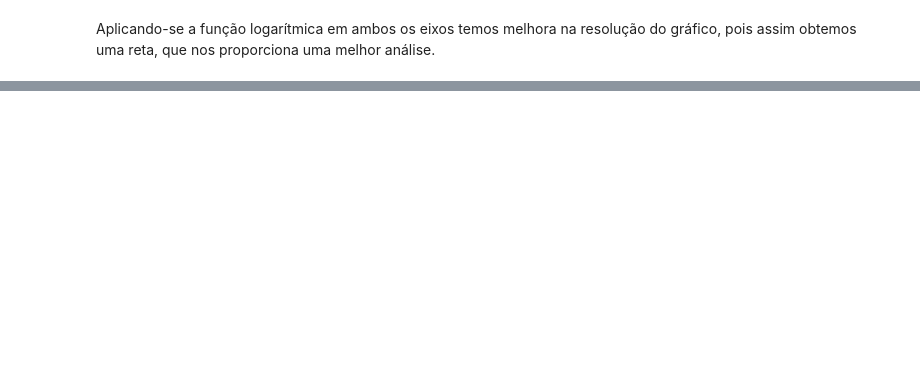
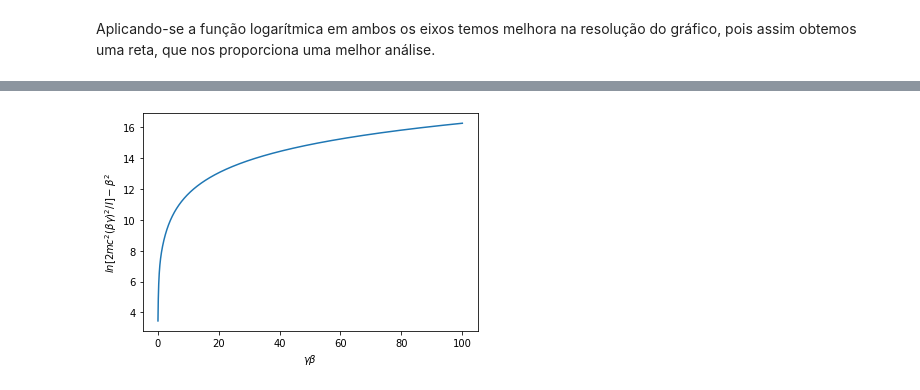
Before and after one commit to fernanda0402/Python, a Jupyter notebook: Projeto_1_FernandaA_Flavia_Victor.ipynb, the cells around one changed output, grey strips where cells are left out. Saved outputs shown, nothing was run; the diff lists cells and outputs as text; code cells hidden in the pictures; blank space fills up the shorter version.

```diff
--- a/Projeto_1_FernandaA_Flavia_Victor.ipynb
+++ b/Projeto_1_FernandaA_Flavia_Victor.ipynb
@@ -189,0 +183,18 @@ plt.show()
+# %%
+#Vamos definir de beta em função de gamma*beta
+
+def beta(gamma_beta):
+    return gamma_beta / (np.sqrt(np.power(gamma_beta, 2) + 1))
+# %%
+def colchetes(gamma_beta):
+    return np.log(ln_argument(gamma_beta)) - np.power(beta(gamma_beta), 2)
+
+gammabeta_logspace = np.logspace(np.log(0.1), np.log(100), 1000, base=np.e)
+colchetes1 = colchetes(gammabeta_logspace)
+
+plt.xlabel(r"$\gamma\beta$")
+plt.ylabel(r"$ln[2mc^2(\beta\gamma)^2/I] - \beta^2$")
+plt.plot(gammabeta_logspace, colchetes1)
+plt.show()
+# %% [output]
+[figure, added]
```
Also changed, not shown: parts of 18 cells of this notebook.
